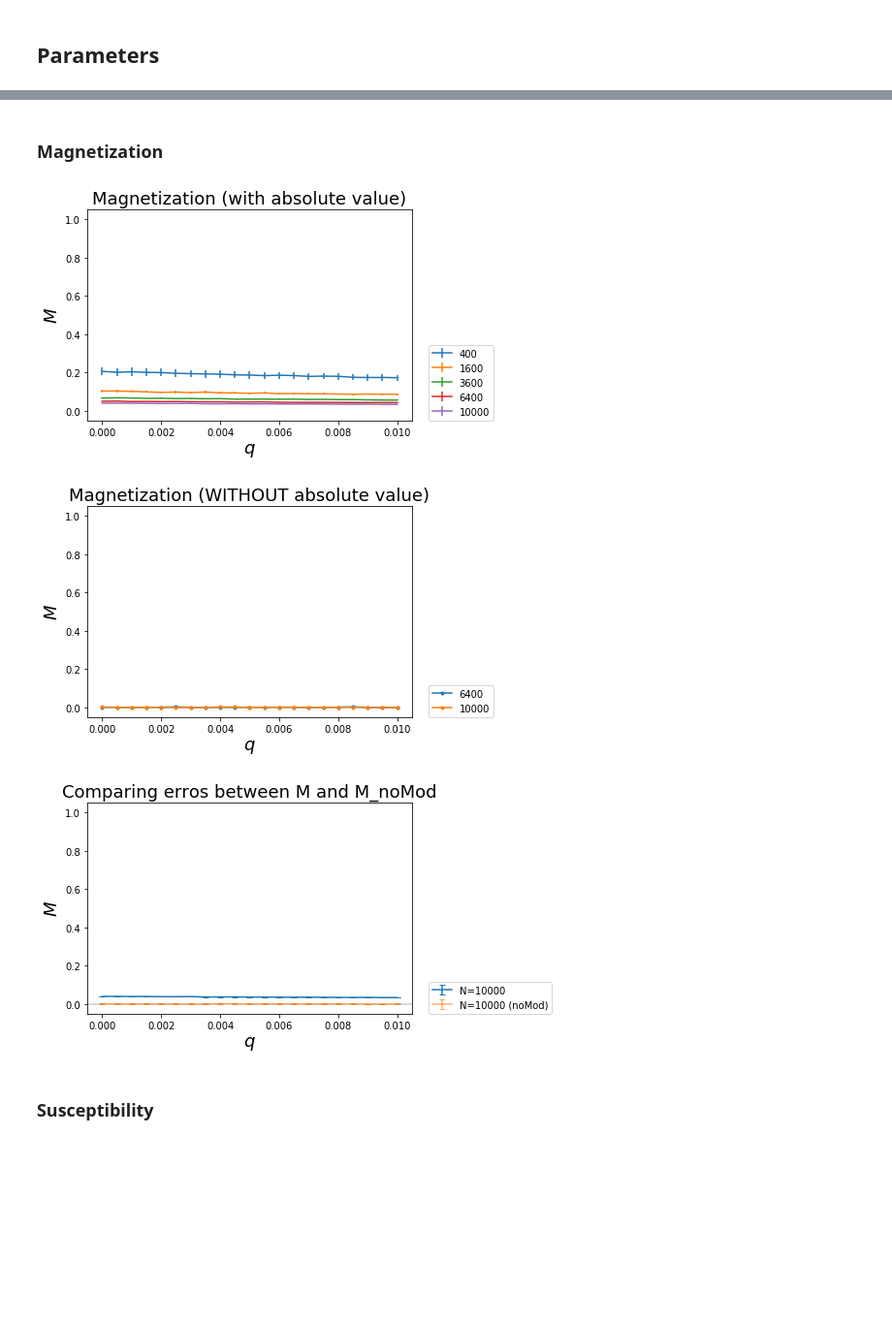
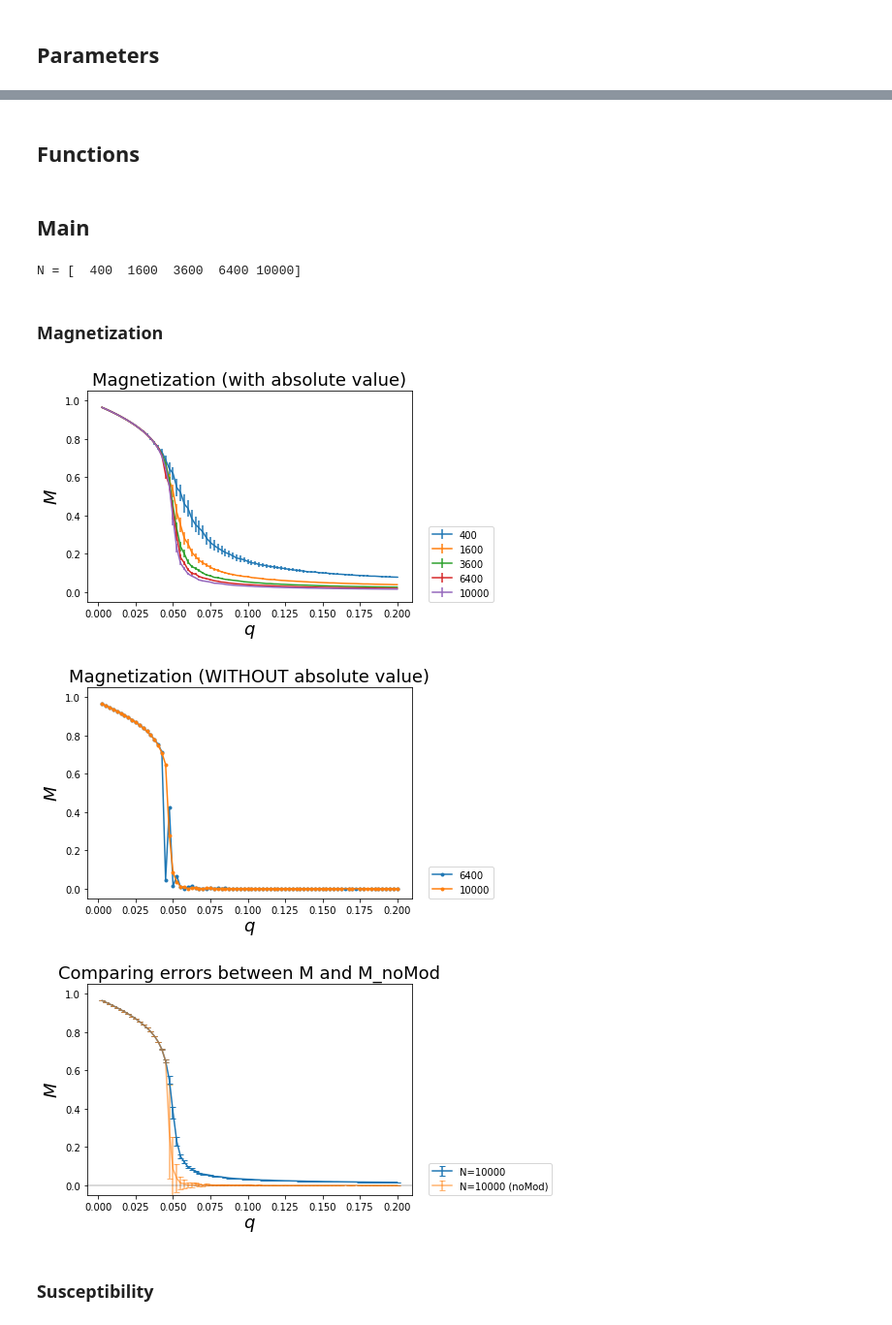
Before and after one commit to laerciodias/mvm_with_isolations_levels, a Jupyter notebook: plots_MXU.ipynb, the cells around one changed output, grey strips where cells are left out. Shown: that part at 97% size. Cells and saved outputs as stored; diff of their text form; code cells hidden in the pictures; blank space fills up the shorter version.

Commit message:
END POINT of a development cycle. Added notebooks and tools to plot the interesting physical quantities and to estimate the critical point and the critical exponents.

```diff
--- a/plots_MXU.ipynb
+++ b/plots_MXU.ipynb
@@ -11,9 +12,9 @@ import numpy as np
 # %% [markdown]
 ## Parameters
 # %%
-# Set the filename of the database
+# Set the path+filename of the database
 # Example: 'bubble_filtering__8_neighbors_squared_network.db'
 
 
 db_path = 'results_databases/bubble_filtering__8_neighbors_squared_network__MXU.csv'
-v = 0.25
+v = 0.4
@@ -22,0 +23,2 @@ At the normal uses, the below code should not be changed.
+# %% [markdown]
+## Functions
@@ -23,3 +62,5 @@ At the normal uses, the below code should not be changed.
+# %% [markdown]
+## Main
 # %%
 # Read the physical quantities database
 full = pd.read_csv(db_path, index_col=0)
@@ -34,6 +75,8 @@ N = phys_quant.N.unique()
 phys_quant.set_index(['N','q'], inplace=True)
 
 print('N =', N)
+# %% [output]
+N = [  400  1600  3600  6400 10000]
 # %% [markdown]
 ### Magnetization
 # %%
@@ -53,7 +96,7 @@ plt.ylim(-0.05,1.05)
 
 plt.show()
 # %% [output]
-[figure, old version]
+[figure, new version]
 # %%
 net_sizes = N[-2:]
 
@@ -70,39 +113,39 @@ plt.ylim(-0.05,1.05)
 
 plt.show()
 # %% [output]
-[figure, old version]
+[figure, new version]
 # %%
 errorBar = True
 net_sizes = [10000]
 alpha = 0.6
 
 for n in net_sizes:
     if errorBar:
         phys_quant.loc[n].M.plot(label='N=%d' % n,
                 yerr=phys_quant.loc[n].M_err,
                 capsize=3)
         phys_quant.loc[n].M_noMod.abs().plot(label='N=%d (noMod)' % n,
                 capsize=3, yerr=phys_quant.loc[n].M_noMod_err,
                 alpha=alpha)
     else:
         phys_quant.loc[n].M.plot(label='N=%d' % n)
         phys_quant.loc[n].M_noMod.abs().plot(
                     label='N=%d (noMod)' % n, alpha=alpha)
 
 
 plt.xlabel('$q$', fontsize=18)
 plt.ylabel('$M$', fontsize=18)
-plt.title('Comparing erros between M and M_noMod', fontsize=18)
+plt.title('Comparing errors between M and M_noMod', fontsize=18)
 plt.legend(loc=(1.05,0))
 
 plt.axhline(0,color='black',lw=0.3)
 
 #plt.xlim(0,0.02)
 plt.ylim(-0.05,1.05)
 
 plt.show()
 # %% [output]
-[figure, old version]
+[figure, new version]
 # %% [markdown]
 ### Susceptibility
 # %%
```
Also changed, not shown: parts of 10 cells of this notebook, 11 other files.
